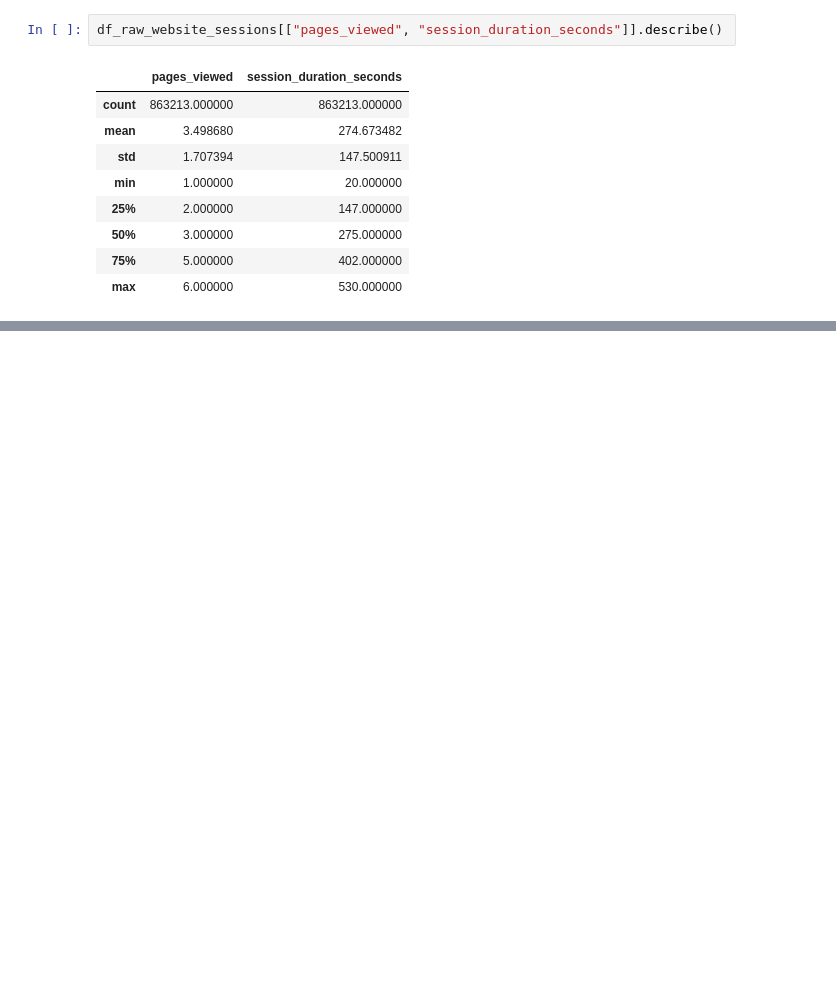
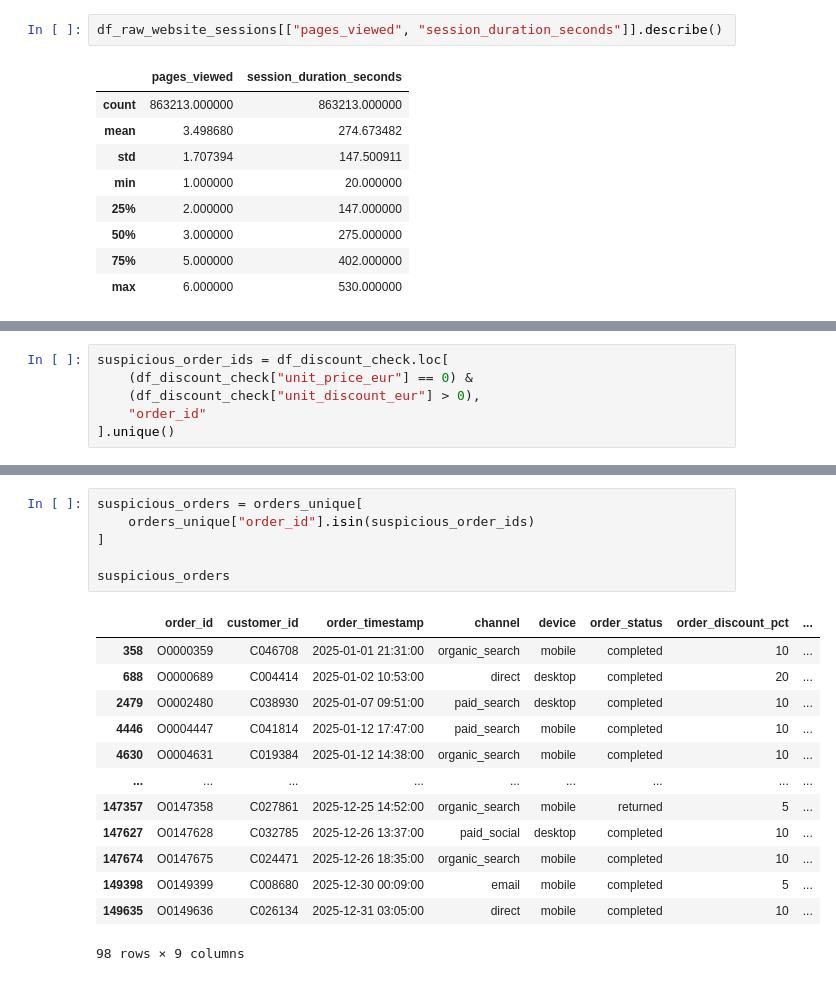
Before and after one commit to varela-filho/ecommerce-performance-analysis, a Jupyter notebook: notebooks/01_data_exploration.ipynb, the cells around one changed output, grey strips where cells are left out. Cells and saved outputs as stored; diff of their text form; blank space fills up the shorter version.

```diff
--- a/notebooks/01_data_exploration.ipynb
+++ b/notebooks/01_data_exploration.ipynb
@@ -842,0 +971,6 @@ Initial Findings — Website Sessions Dataset
+# %%
+suspicious_order_ids = df_discount_check.loc[
+    (df_discount_check["unit_price_eur"] == 0) &
+    (df_discount_check["unit_discount_eur"] > 0),
+    "order_id"
+].unique()
@@ -842,0 +999,20 @@ Initial Findings — Website Sessions Dataset
+# %%
+suspicious_orders = orders_unique[
+    orders_unique["order_id"].isin(suspicious_order_ids)
+]
+
+suspicious_orders
+# %% [output]
+|  | order_id | customer_id | order_timestamp | channel | device | order_status | order_discount_pct | ... |
+| 358 | O0000359 | C046708 | 2025-01-01 21:31:00 | organic_search | mobile | completed | 10 | ... |
+| 688 | O0000689 | C004414 | 2025-01-02 10:53:00 | direct | desktop | completed | 20 | ... |
+| 2479 | O0002480 | C038930 | 2025-01-07 09:51:00 | paid_search | desktop | completed | 10 | ... |
+| 4446 | O0004447 | C041814 | 2025-01-12 17:47:00 | paid_search | mobile | completed | 10 | ... |
+| 4630 | O0004631 | C019384 | 2025-01-12 14:38:00 | organic_search | mobile | completed | 10 | ... |
+| ... | ... | ... | ... | ... | ... | ... | ... | ... |
+| 147357 | O0147358 | C027861 | 2025-12-25 14:52:00 | organic_search | mobile | returned | 5 | ... |
+| 147627 | O0147628 | C032785 | 2025-12-26 13:37:00 | paid_social | desktop | completed | 10 | ... |
+| 147674 | O0147675 | C024471 | 2025-12-26 18:35:00 | organic_search | mobile | completed | 10 | ... |
+| 149398 | O0149399 | C008680 | 2025-12-30 00:09:00 | email | mobile | completed | 5 | ... |
+| 149635 | O0149636 | C026134 | 2025-12-31 03:05:00 | direct | mobile | completed | 10 | ... |
+98 rows × 9 columns
```
Also changed, not shown: parts of 22 cells of this notebook.
